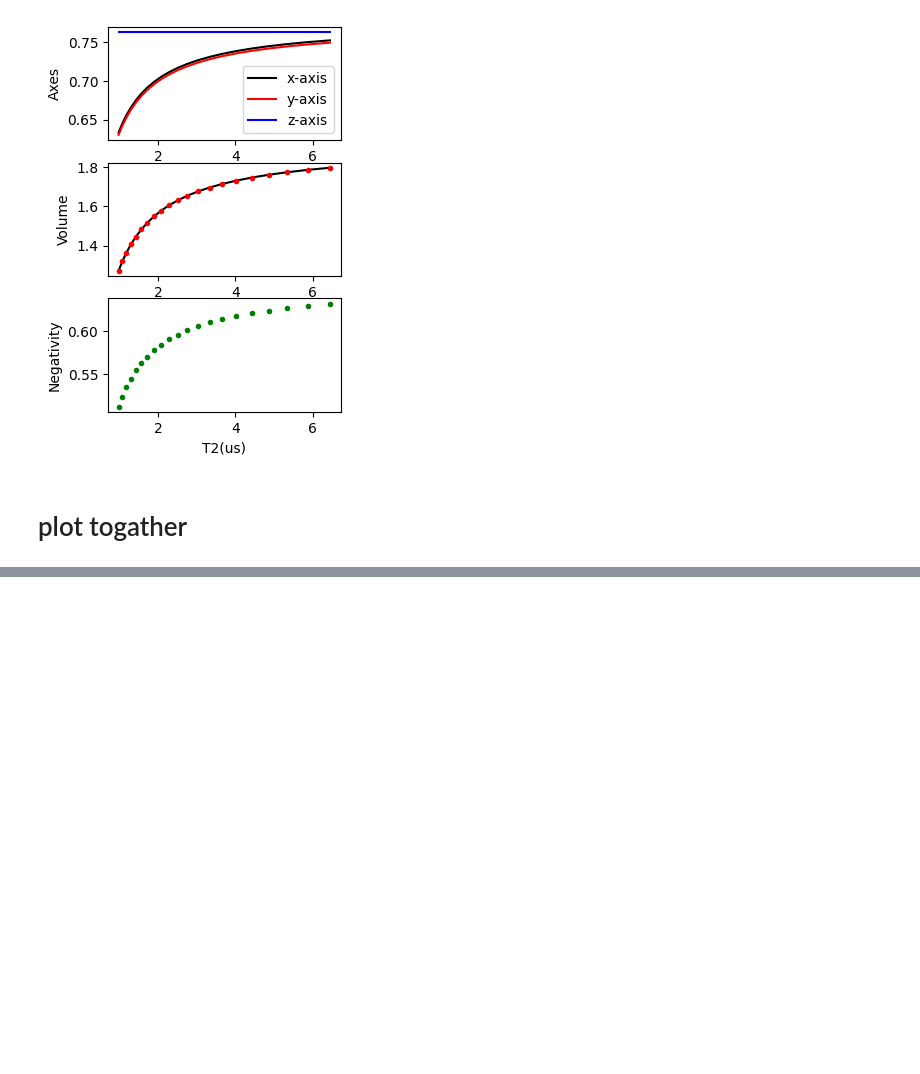
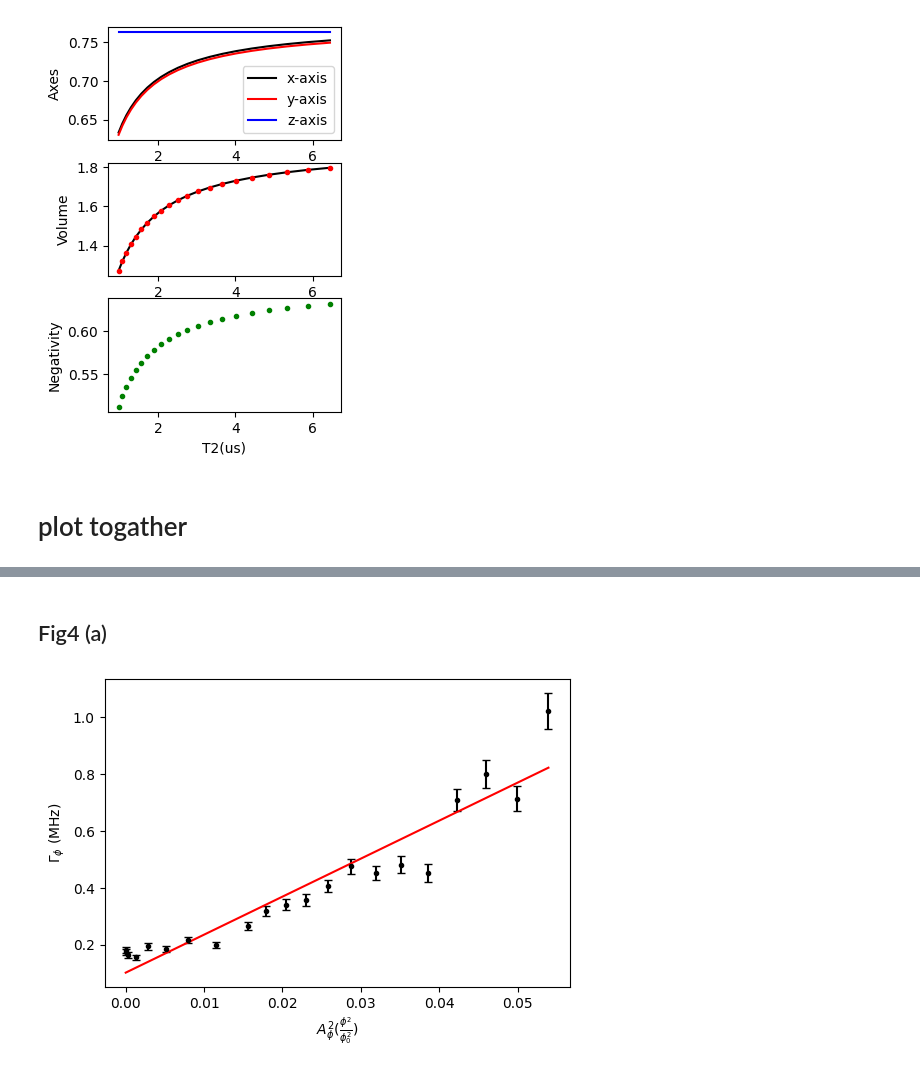
Before and after one commit to 44hsiang/quantum_memory_data, a Jupyter notebook: Markovian_data.ipynb, the cells around one changed output, grey strips where cells are left out. Cells and saved outputs as stored; diff of their text form; code cells hidden in the pictures; blank space fills up the shorter version.

```diff
--- a/Markovian_data.ipynb
+++ b/Markovian_data.ipynb
@@ -472,9 +480,7 @@ for i,key in enumerate(noise_result_dict.keys()):
     choi, count = checker.choi_checker(index=[1], repeat=100, tol=tol, print_reason=False)
     new_negativity = negativity_(choi)
     print(f"After {count} iterations, the Choi state is:\n{choi}")
-    print(f"Negativity for{key}: {negativity_(choi)}")
     print('-'*100)
-    noise_result_dict[key]['negativity'] = new_negativity
     noise_result_dict[key]["choi state"] = choi
 
     # Update sim_detuning_Noise_data_with_ellipsoid with corrected choi state
@@ -550,10 +536,9 @@ def swap_axes_by_index(axes, R, idx1, idx2):
 # %%
-np.linalg.det(sim_detuning_Noise_data_with_ellipsoid[key]['ellipsoid']['rotation_matrix'])
 for key in sim_detuning_Noise_data_with_ellipsoid.keys():
     if sim_detuning_Noise_data_with_ellipsoid[key]['quantum_information']['robustness']< 1e-6:
-        new_axes, new_R = swap_axes_by_index(
+        new_R,new_axes  = swap_axes_by_index(
+            sim_detuning_Noise_data_with_ellipsoid[key]['ellipsoid']['rotation_matrix'],
             sim_detuning_Noise_data_with_ellipsoid[key]['ellipsoid']['axes'],
-            sim_detuning_Noise_data_with_ellipsoid[key]['ellipsoid']['rotation_matrix'],
             idx1=0, idx2=1
         )
         if np.linalg.det(new_R) < 0:
@@ -611,5 +596,7 @@ ax_negativity.set_xlabel('T2(us)')
 # %% [output]
 Text(0.5, 0, 'T2(us)')
 [figure]
+# %%
+Markovian_data['sim'] = sim_detuning_Noise_data_with_ellipsoid
 # %% [markdown]
 # plot togather
@@ -690,0 +705,16 @@ plt.show()
+# %% [markdown]
+## Fig4 (a)
+# %%
+xx = Markovian_data['dephasing']['dephasing_voltage_^2_phi']
+gamma_phi = Markovian_data['dephasing']['dephasing_rate']
+gamma_phi_std = Markovian_data['dephasing']['dephasing_rate_std']
+gamma_phi_fit = Markovian_data['dephasing']['dephasing_rate_fit']
+
+fig, ax = plt.subplots(figsize=(6,4))
+ax.errorbar(xx, gamma_phi*1e-6, yerr=gamma_phi_std*1e-6, capsize=3,color='k',fmt='.', label='exp.')
+ax.plot(xx, gamma_phi_fit, color='red', label='sim.')
+ax.set_xlabel('$A_\\phi^2(\\frac{\\phi^2}{\\phi_0^2})$')
+ax.set_ylabel('$\\Gamma_{\\phi}$ (MHz)')
+plt.show()
+# %% [output]
+[figure, added]
```
Also changed, not shown: parts of 35 cells of this notebook, 11 other files.
